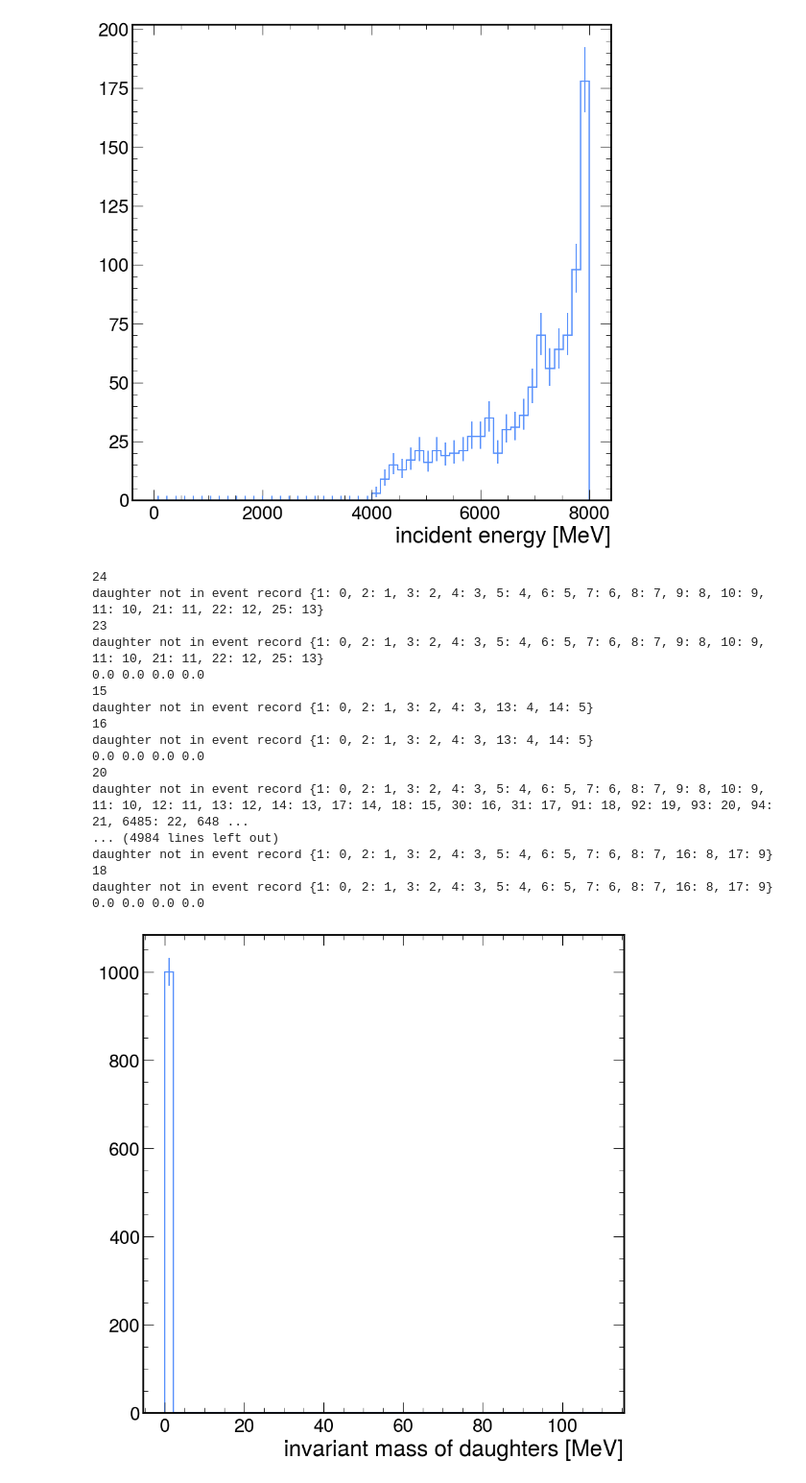
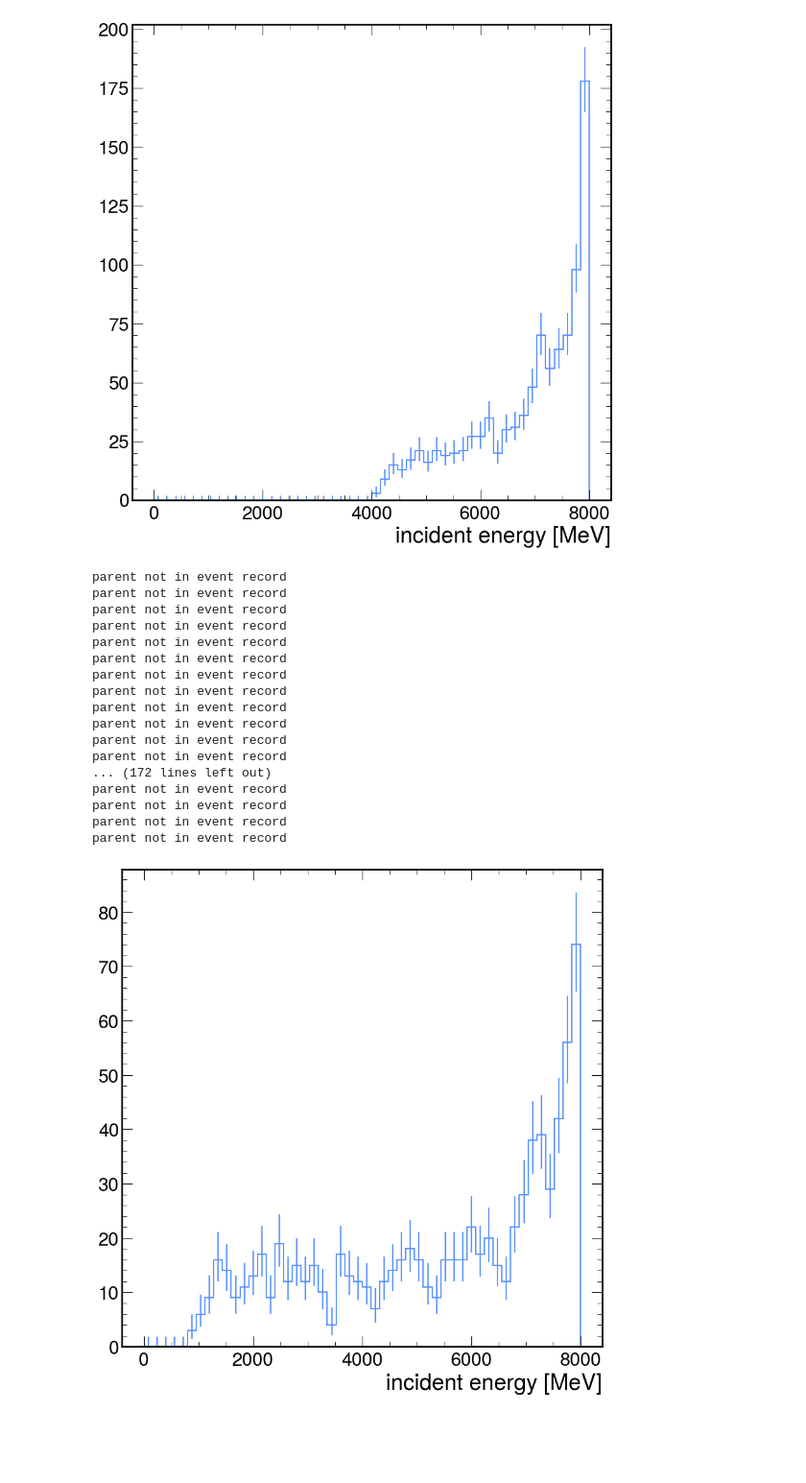
Before and after one commit to RobMina/ldmx-sim-visdecay, a Jupyter notebook: scripts/decay_validation.ipynb, the cells around one changed output. Shown: that part at 96% size. Saved outputs shown, nothing was run; the diff lists cells and outputs as text; code cells hidden in the pictures; blank space fills up the shorter version.

```diff
--- a/scripts/decay_validation.ipynb
+++ b/scripts/decay_validation.ipynb
@@ -11,8 +11,9 @@ import mplhep # style of plots
 %matplotlib inline
 mpl.style.use(mplhep.style.ROOT) # set the plot style
 # %%
-with uproot.open('/home/ram2aq/ldmx/ldmx-sim-visdecay/ldmx-sw/test_no_decay.root') as f:
-    events = f['LDMX_Events'].arrays()
+with uproot.open('/home/ram2aq/ldmx/data/eat_vis_signal/category_signal_Nevents_1000_MaxTries_10k_mAMeV_0005_epsilon_0.01_minApE_4000_minPrimEatEcal_7000_run_4000.root') as f:
+    f['LDMX_Events'].show(name_width=100)
+    #events = f['LDMX_Events'].arrays()
 
-events
+#events
 # %% [output]
@@ -147,53 +164,52 @@ with uproot.open('/home/ram2aq/ldmx/ldmx-sim-visdecay/ldmx-sw/test_flatdecay_mA_
                     #parent_endY = event["SimParticles_eat_vis.second.endY_"][parent_i]
                     #parent_endZ = event["SimParticles_eat_vis.second.endZ_"][parent_i]
                     #print(x, parent_endX)
 
                     parent_endpx = event["SimParticles_eat_vis.second.endpx_"][parent_i]
                     parent_endpy = event["SimParticles_eat_vis.second.endpy_"][parent_i]
                     parent_endpz = event["SimParticles_eat_vis.second.endpz_"][parent_i]
                     parent_endp2 = (parent_endpx * parent_endpx) + (parent_endpy * parent_endpy) + (parent_endpz * parent_endpz)
                     parent_endE = math.sqrt(parent_endp2 + event["SimParticles_eat_vis.second.mass_"][parent_i] * event["SimParticles_eat_vis.second.mass_"][parent_i])
+                    #print(parent_endE)
                     h_incident_energy.fill(parent_endE)
 
-                #else:
-                    #print("parent not in event record")
+                else:
+                    print("parent not in event record")
 
                 ndaughters = len(event["SimParticles_eat_vis.second.daughters_"][i_part])
                 h_ndaughters.fill(ndaughters)
                 daughters_total_E = 0.0
                 daughters_total_px = 0.0
                 daughters_total_py = 0.0
                 daughters_total_pz = 0.0
                 for daughter_id in event["SimParticles_eat_vis.second.daughters_"][i_part]:
-                    print(daughter_id)
                     if daughter_id in part_id_to_index:
                         daughter_i = part_id_to_index[daughter_id]
                         daughters_total_E += event["SimParticles_eat_vis.second.energy_"][daughter_i]
                         daughters_total_px += event["SimParticles_eat_vis.second.px_"][daughter_i]
                         daughters_total_py += event["SimParticles_eat_vis.second.py_"][daughter_i]
                         daughters_total_pz += event["SimParticles_eat_vis.second.pz_"][daughter_i]
                     else:
                         print("daughter not in event record", part_id_to_index)
-                print(daughters_total_E, daughters_total_px, daughters_total_py, daughters_total_pz)
                 h_daughter_invariant_mass.fill(math.sqrt(daughters_total_E * daughters_total_E - ((daughters_total_px * daughters_total_px) + (daughters_total_py * daughters_total_py) + (daughters_total_pz * daughters_total_pz))))
 
-    h_daughter_invariant_mass.plot()
+    h_incident_energy.plot()
 # %% [output]
-24
-daughter not in event record {1: 0, 2: 1, 3: 2, 4: 3, 5: 4, 6: 5, 7: 6, 8: 7, 9: 8, 10: 9, 11: 10, 21: 11, 22: 12, 25: 13}
-23
-daughter not in event record {1: 0, 2: 1, 3: 2, 4: 3, 5: 4, 6: 5, 7: 6, 8: 7, 9: 8, 10: 9, 11: 10, 21: 11, 22: 12, 25: 13}
-0.0 0.0 0.0 0.0
-15
-daughter not in event record {1: 0, 2: 1, 3: 2, 4: 3, 13: 4, 14: 5}
-16
-daughter not in event record {1: 0, 2: 1, 3: 2, 4: 3, 13: 4, 14: 5}
-0.0 0.0 0.0 0.0
-20
-daughter not in event record {1: 0, 2: 1, 3: 2, 4: 3, 5: 4, 6: 5, 7: 6, 8: 7, 9: 8, 10: 9, 11: 10, 12: 11, 13: 12, 14: 13, 17: 14, 18: 15, 30: 16, 31: 17, 91: 18, 92: 19, 93: 20, 94: 21, 6485: 22, 648 ...
-... (4984 lines left out)
-daughter not in event record {1: 0, 2: 1, 3: 2, 4: 3, 5: 4, 6: 5, 7: 6, 8: 7, 16: 8, 17: 9}
-18
-daughter not in event record {1: 0, 2: 1, 3: 2, 4: 3, 5: 4, 6: 5, 7: 6, 8: 7, 16: 8, 17: 9}
-0.0 0.0 0.0 0.0
+parent not in event record
+parent not in event record
+parent not in event record
+parent not in event record
+parent not in event record
+parent not in event record
+parent not in event record
+parent not in event record
+parent not in event record
+parent not in event record
+parent not in event record
+parent not in event record
+... (172 lines left out)
+parent not in event record
+parent not in event record
+parent not in event record
+parent not in event record
-[figure, old version]
+[figure, new version]
```
Also changed, not shown: parts of 1 cell of this notebook, 5 other files.
